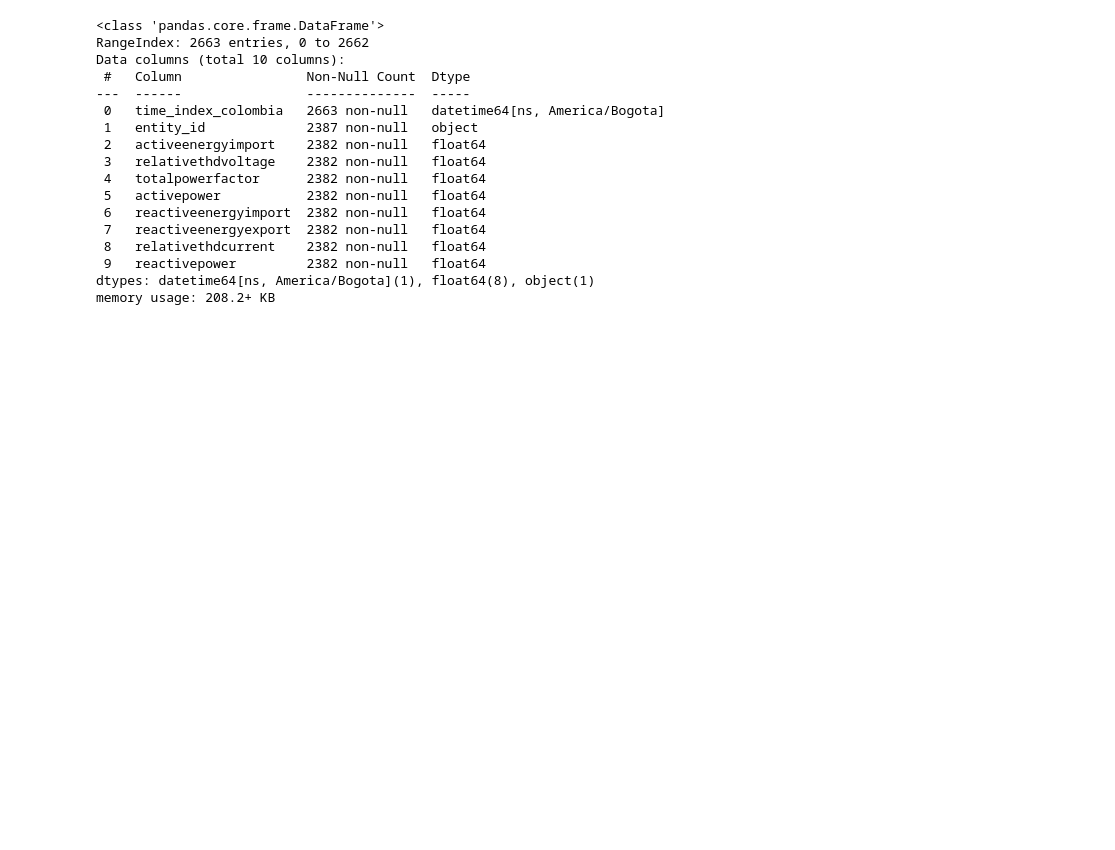
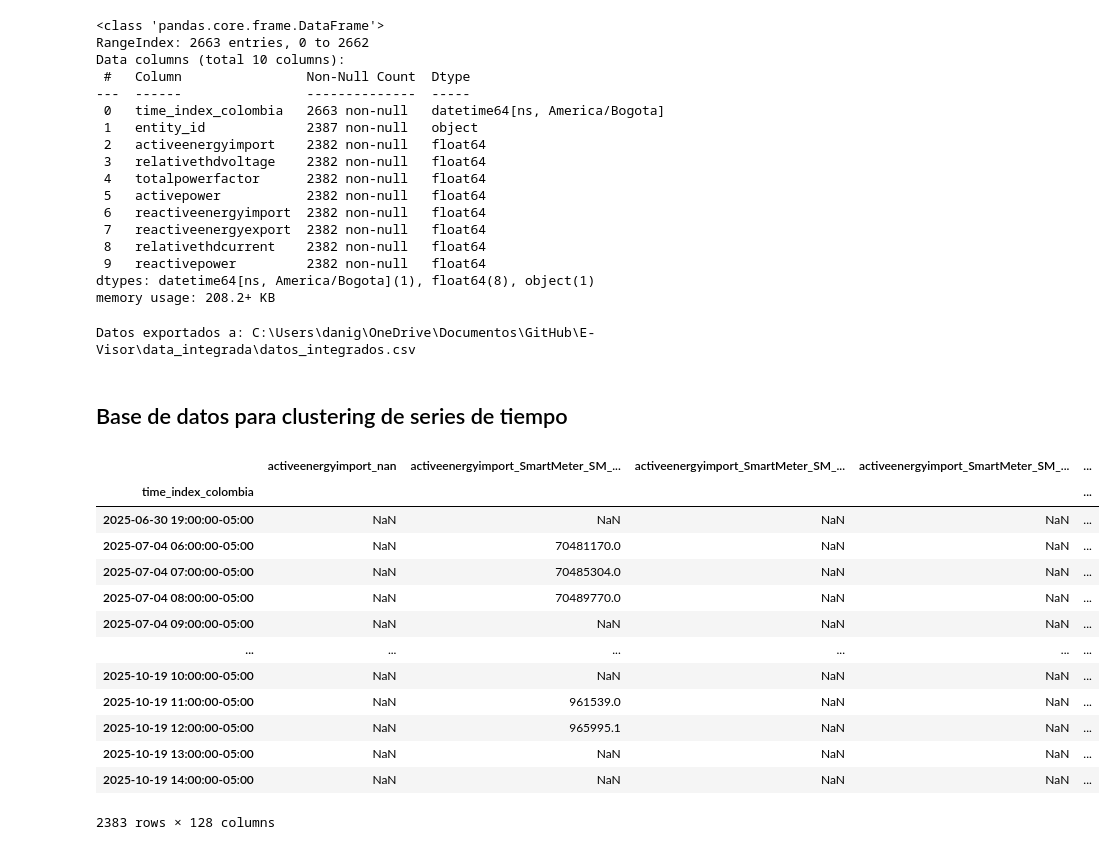
Before and after one commit to danielagerenal/E-Visor, a Jupyter notebook: notebooks/01_Integración_Calidad.ipynb, the cells around one changed output. Cells and saved outputs as stored; diff of their text form; code cells hidden in the pictures; blank space fills up the shorter version.

Commit message:
Base de datos para clustering

```diff
--- a/notebooks/01_Integración_Calidad.ipynb
+++ b/notebooks/01_Integración_Calidad.ipynb
@@ -146,3 +146,43 @@ Data columns (total 10 columns):
  9   reactivepower         2382 non-null   float64
 dtypes: datetime64[ns, America/Bogota](1), float64(8), object(1)
 memory usage: 208.2+ KB
+# %%
+# Exportar el datos integrados a csv
+output_path = "C:\\Users\\danig\\OneDrive\\Documentos\\GitHub\\E-Visor\\data_integrada\\datos_integrados.csv"
+df.to_csv(output_path)
+print(f"Datos exportados a: {output_path}")
+# %% [output]
+Datos exportados a: C:\Users\danig\OneDrive\Documentos\GitHub\E-Visor\data_integrada\datos_integrados.csv
+# %% [markdown]
+## Base de datos para clustering de series de tiempo
+# %%
+#pivotear el dataframe para tener los bloques como columnas
+
+#variables de interés (excluyendo las columnas de índice de time_index_colombia y entity_id)
+vars_interes = [col for col in df.columns if col not in ['time_index_colombia', 'entity_id']]
+
+pivot_vars = [] #guardar los dataframes pivotados de cada variable
+for var in vars_interes:
+    pivot = df.pivot(index='time_index_colombia', columns='entity_id', values=var)
+    pivot.columns = [f"{var}_{col}" for col in pivot.columns]
+    pivot_vars.append(pivot)
+
+#concatenar todas las variables en una sola tabla
+df_final = pd.concat(pivot_vars, axis=1).sort_index().drop_duplicates()
+# %%
+df_final
+# %% [output]
+|  | activeenergyimport_nan | activeenergyimport_SmartMeter_SM_... | activeenergyimport_SmartMeter_SM_... | activeenergyimport_SmartMeter_SM_... | ... |
+| time_index_colombia |  |  |  |  | ... |
+| 2025-06-30 19:00:00-05:00 | NaN | NaN | NaN | NaN | ... |
+| 2025-07-04 06:00:00-05:00 | NaN | 70481170.0 | NaN | NaN | ... |
+| 2025-07-04 07:00:00-05:00 | NaN | 70485304.0 | NaN | NaN | ... |
+| 2025-07-04 08:00:00-05:00 | NaN | 70489770.0 | NaN | NaN | ... |
+| 2025-07-04 09:00:00-05:00 | NaN | NaN | NaN | NaN | ... |
+| ... | ... | ... | ... | ... | ... |
+| 2025-10-19 10:00:00-05:00 | NaN | NaN | NaN | NaN | ... |
+| 2025-10-19 11:00:00-05:00 | NaN | 961539.0 | NaN | NaN | ... |
+| 2025-10-19 12:00:00-05:00 | NaN | 965995.1 | NaN | NaN | ... |
+| 2025-10-19 13:00:00-05:00 | NaN | NaN | NaN | NaN | ... |
+| 2025-10-19 14:00:00-05:00 | NaN | NaN | NaN | NaN | ... |
+2383 rows × 128 columns
```
Also changed, not shown: parts of 1 cell of this notebook, 3 other files.
